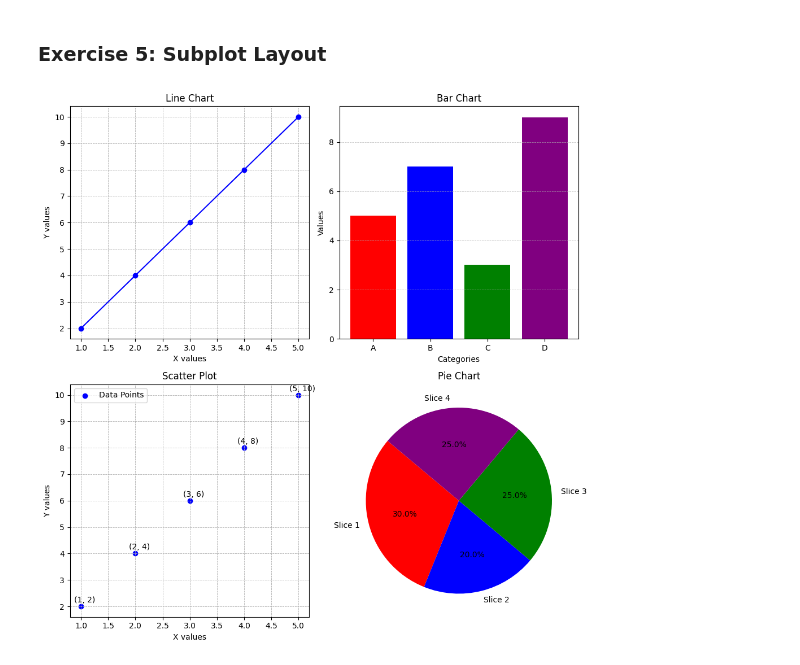
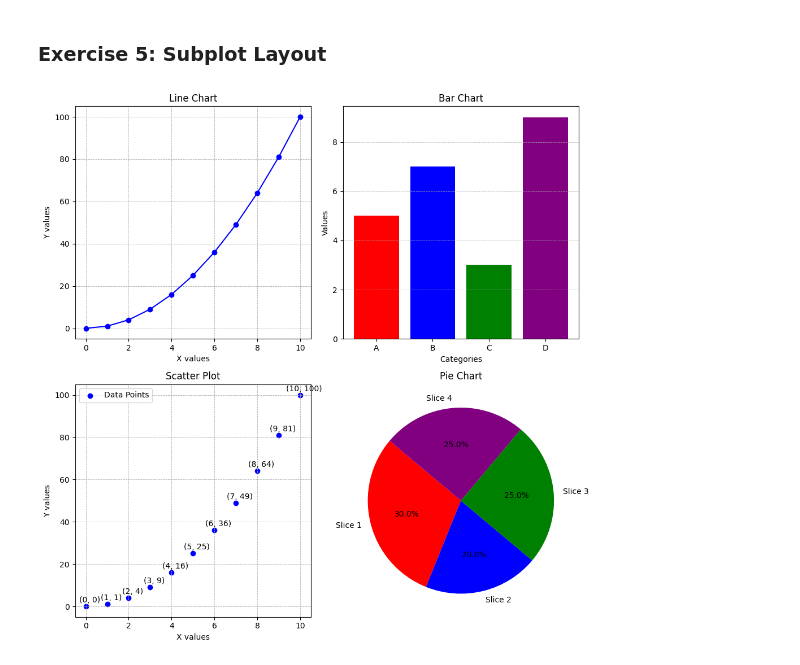
Before and after one commit to Nethramc/python-jupyter-template, a Jupyter notebook: src/5-subplot.ipynb, the cells around one changed output. Cells and saved outputs as stored; diff of their text form; code cells hidden in the pictures.

```diff
--- a/src/5-subplot.ipynb
+++ b/src/5-subplot.ipynb
@@ -7,8 +7,8 @@ import matplotlib.pyplot as plt
 import numpy as np
 
 # Data for plots
-x = np.arange(1, 6)
-y = x * 2
+x = [0,1,2,3,4,5, 6,7,8,9,10]
+y = [0,1,4,9,16,25,36,49,64,81,100]
 categories = ['A', 'B', 'C', 'D']
 values = [5, 7, 3, 9]
 colors = ['red', 'blue', 'green', 'purple']
@@ -23,31 +23,31 @@ axes[0, 0].plot(x, y, marker='o', linestyle='-', color='b')
 axes[0, 0].set_title("Line Chart")
 axes[0, 0].set_xlabel("X values")
 axes[0, 0].set_ylabel("Y values")
 axes[0, 0].grid(True, linestyle='--', linewidth=0.6)
 
 # Bar chart
 axes[0, 1].bar(categories, values, color=colors)
 axes[0, 1].set_title("Bar Chart")
 axes[0, 1].set_xlabel("Categories")
 axes[0, 1].set_ylabel("Values")
 axes[0, 1].grid(axis='y', linestyle='--', linewidth=0.6, alpha=0.7)
 
 # Scatter plot
 axes[1, 0].scatter(x, y, color='blue', label='Data Points')
 for i in range(len(x)):
     axes[1, 0].annotate(f'({x[i]}, {y[i]})', (x[i], y[i]), textcoords="offset points", xytext=(5,5), ha='center')
 axes[1, 0].set_title("Scatter Plot")
 axes[1, 0].set_xlabel("X values")
 axes[1, 0].set_ylabel("Y values")
 axes[1, 0].grid(True, linestyle='--', linewidth=0.6)
 axes[1, 0].legend()
 
 # Pie chart
 axes[1, 1].pie(pie_values, labels=pie_labels, autopct='%1.1f%%', colors=colors, startangle=140)
 axes[1, 1].set_title("Pie Chart")
 
 # Adjust layout and display the plot
 plt.tight_layout()
 plt.show()
 # %% [output]
-[figure, old version]
+[figure, new version]
```
